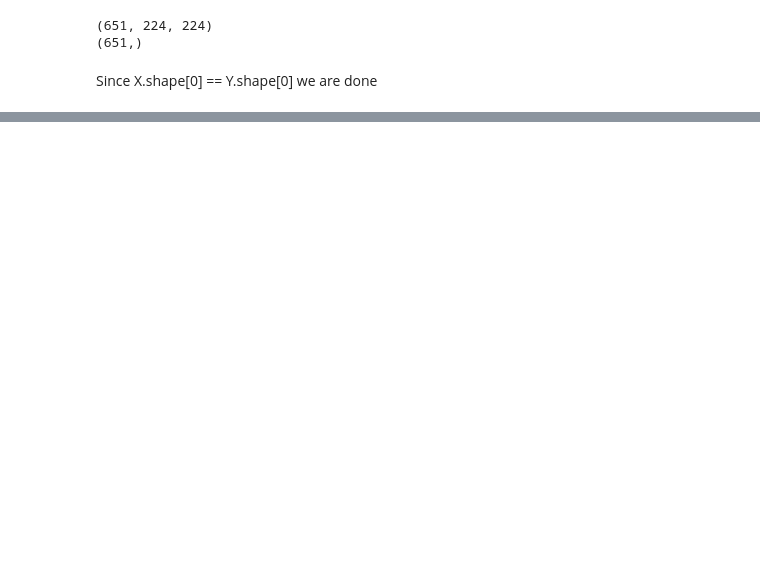
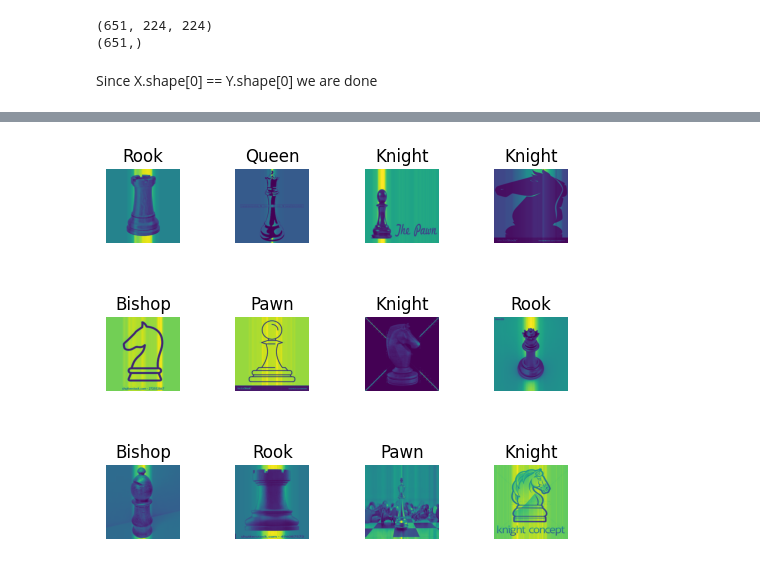
Before and after one commit to khirobenn/Deep-Learning, a Jupyter notebook: chess_model.ipynb, the cells around one changed output, grey strips where cells are left out. Drawn from its saved outputs; the diff is of its cells as text; code cells hidden in the pictures; blank space fills up the shorter version.

```diff
--- a/chess_model.ipynb
+++ b/chess_model.ipynb
@@ -79,0 +61,16 @@ print(Y)
+# %%
+model = tf.keras.Sequential()
+
+model.add(tf.keras.layers.Flatten())
+
+model.add(tf.keras.layers.Dense(128, activation=tf.nn.relu))
+model.add(tf.keras.layers.Dense(128, activation=tf.nn.relu))
+model.add(tf.keras.layers.Dense(128, activation=tf.nn.relu))
+
+model.add(tf.keras.layers.Dense(len(CATEGORIES), activation=tf.nn.softmax))
+
+model.compile(optimizer='adam',
+              loss='sparse_categorical_crossentropy',
+              metrics=['accuracy'])
+
+model.fit(X_train, Y_train, epochs=200)
@@ -79,0 +100,2 @@ print(Y)
+# %%
+predictions = model.predict(X_test)
@@ -79,0 +104,13 @@ print(Y)
+# %%
+x = 20
+y = x+12
+# printing some pictures of the x_test and it's predictions as title
+for i in range(x, y):
+    plt.subplot(3, 4, i-x+1)
+    plt.subplots_adjust(hspace=1)
+    plt.imshow(X_test[i])
+    plt.axis('off')
+    plt.title(CATEGORIES[np.argmax(predictions[i])])
+plt.show()
+# %% [output]
+[figure, added]
```
Also changed, not shown: parts of 8 cells of this notebook, 2 other files.
